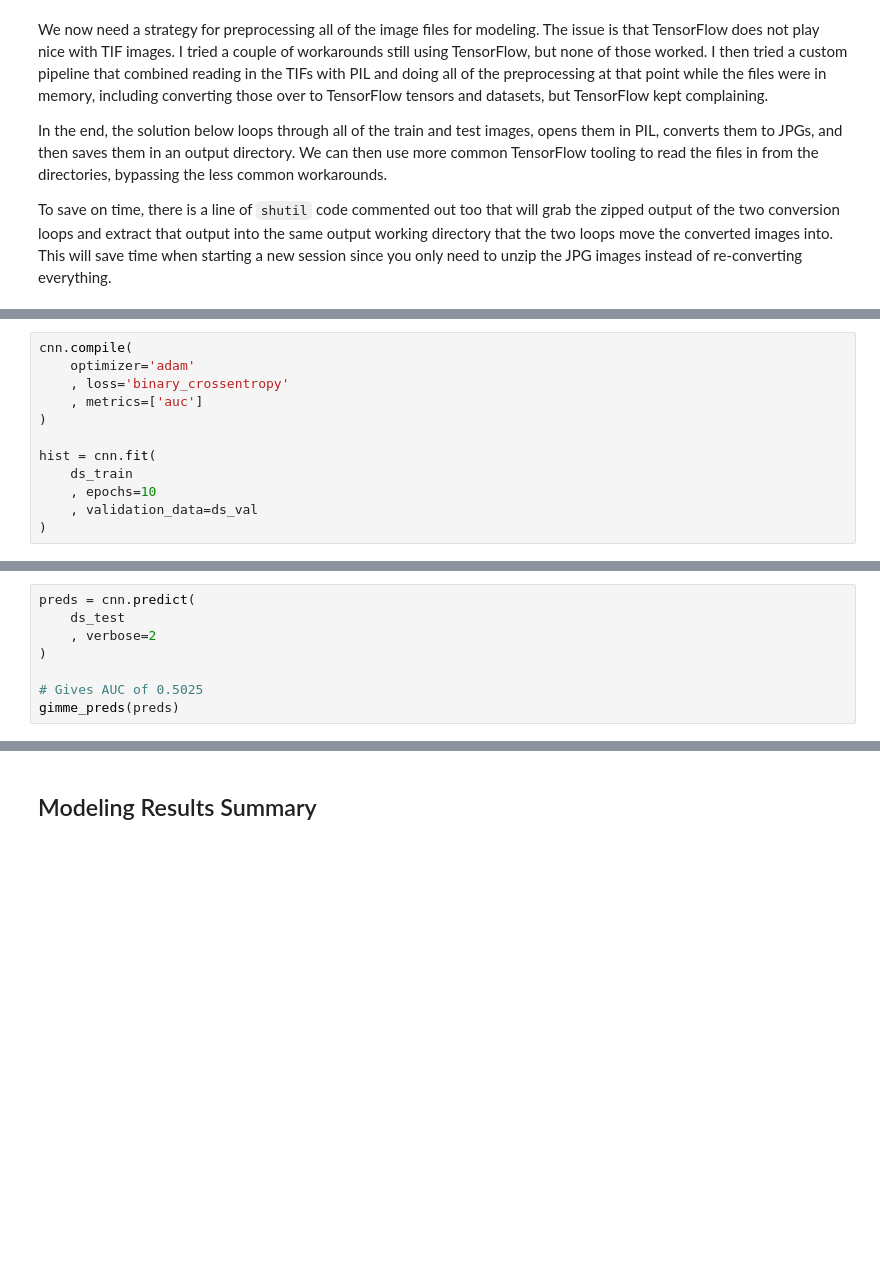
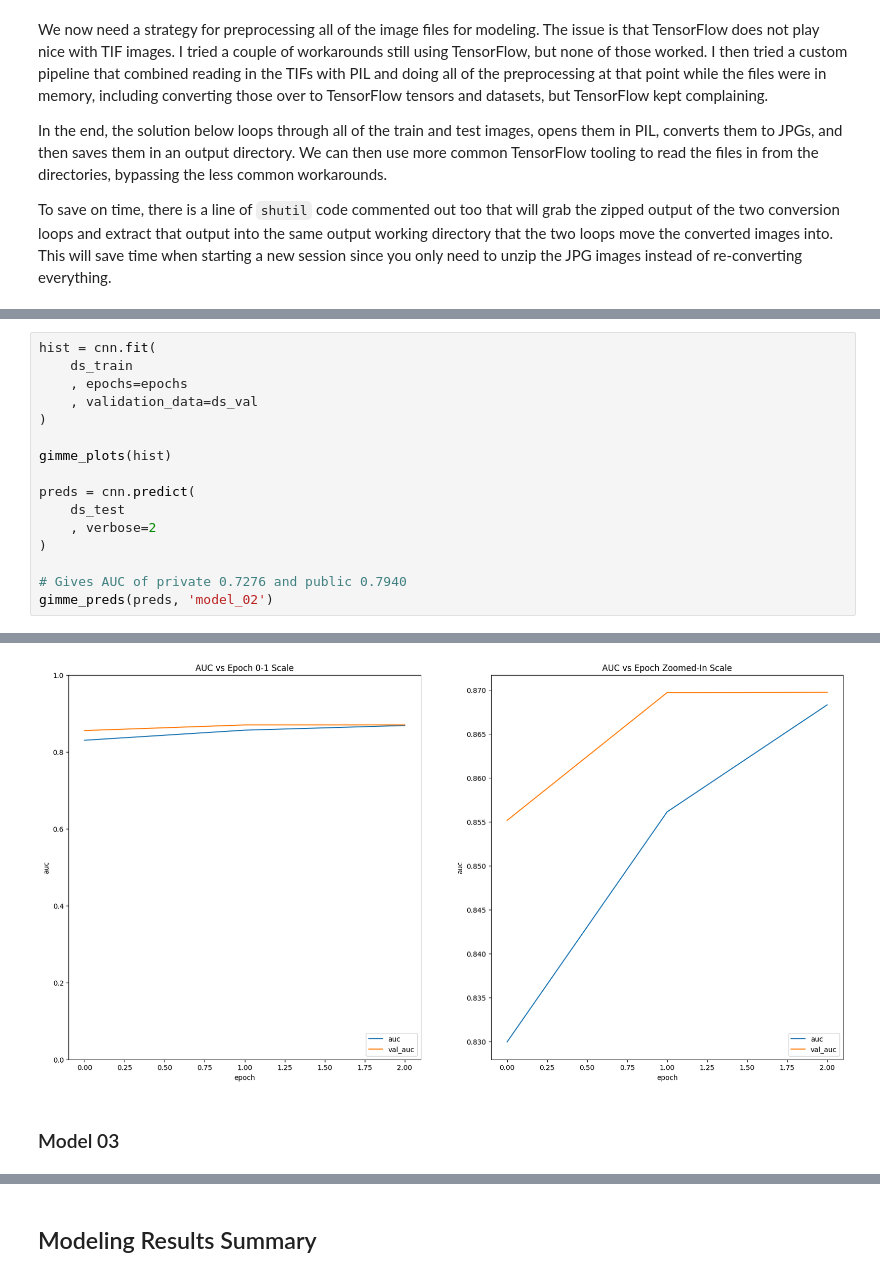
Before and after one commit to jhleakakos/cnn-cancer-detection, a Jupyter notebook: so_convolved.ipynb, the cells around one changed output, grey strips where cells are left out. Saved outputs shown, nothing was run; the diff lists cells and outputs as text; blank space fills up the shorter version.

```diff
--- a/so_convolved.ipynb
+++ b/so_convolved.ipynb
@@ -472,13 +569 @@ Model: "sequential"
  Non-trainable params: 0 (0.00 B)
-# %%
-cnn.compile(
-    optimizer='adam'
-    , loss='binary_crossentropy'
-    , metrics=['auc']
-)
-
-hist = cnn.fit(
-    ds_train
-    , epochs=10
-    , validation_data=ds_val
-)
@@ -529,9 +570,17 @@ axes[1].set_title('AUC vs Epoch Zoomed-In Scale');
 # %%
+hist = cnn.fit(
+    ds_train
+    , epochs=epochs
+    , validation_data=ds_val
+)
+
+gimme_plots(hist)
+
 preds = cnn.predict(
     ds_test
     , verbose=2
 )
 
-# Gives AUC of 0.5025
-gimme_preds(preds)
+# Gives AUC of private 0.7276 and public 0.7940
+gimme_preds(preds, 'model_02')
 # %% [output]
@@ -538,0 +594,3 @@ gimme_preds(preds)
+[figure, added]
+# %% [markdown]
+### Model 03
```
Also changed, not shown: parts of 24 cells of this notebook.
